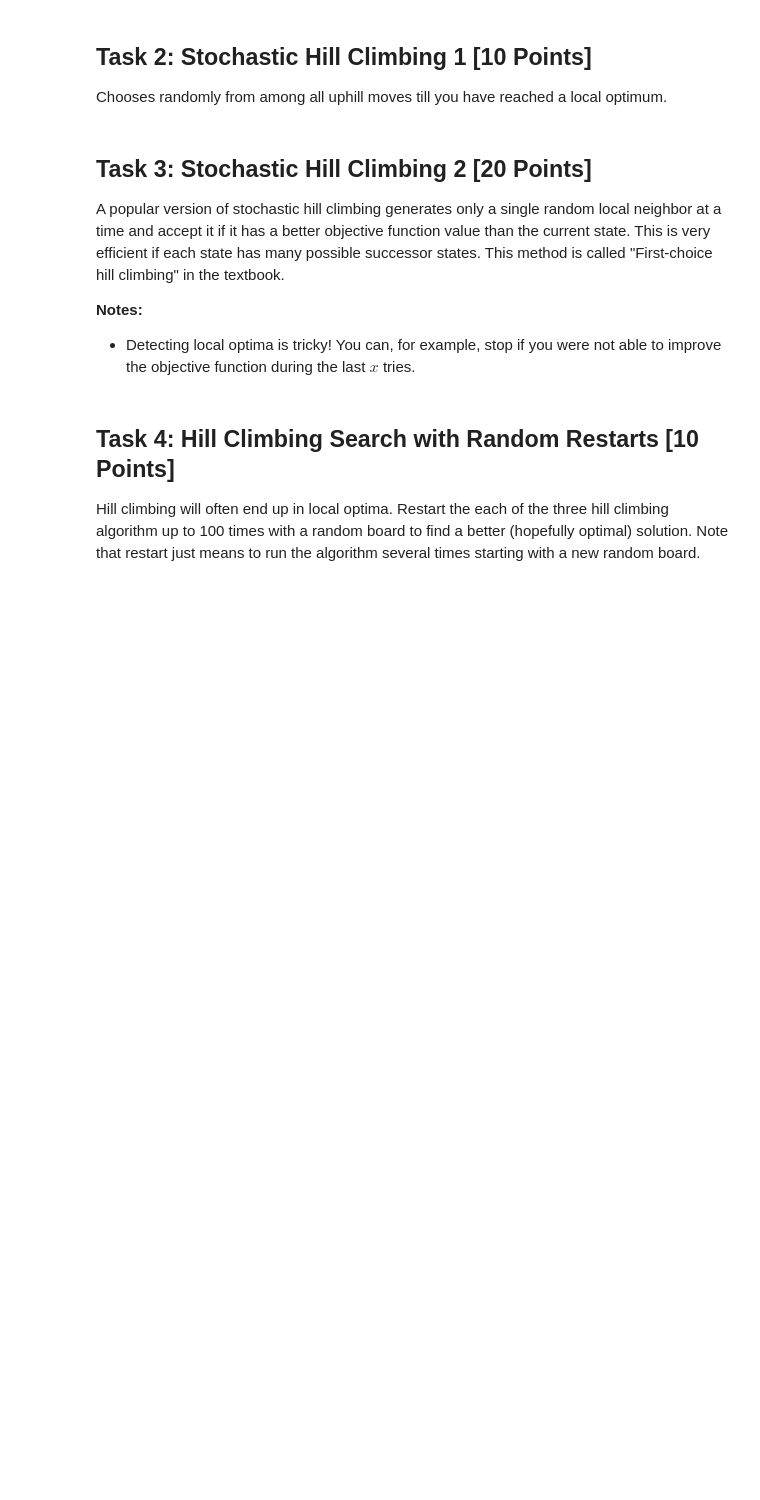
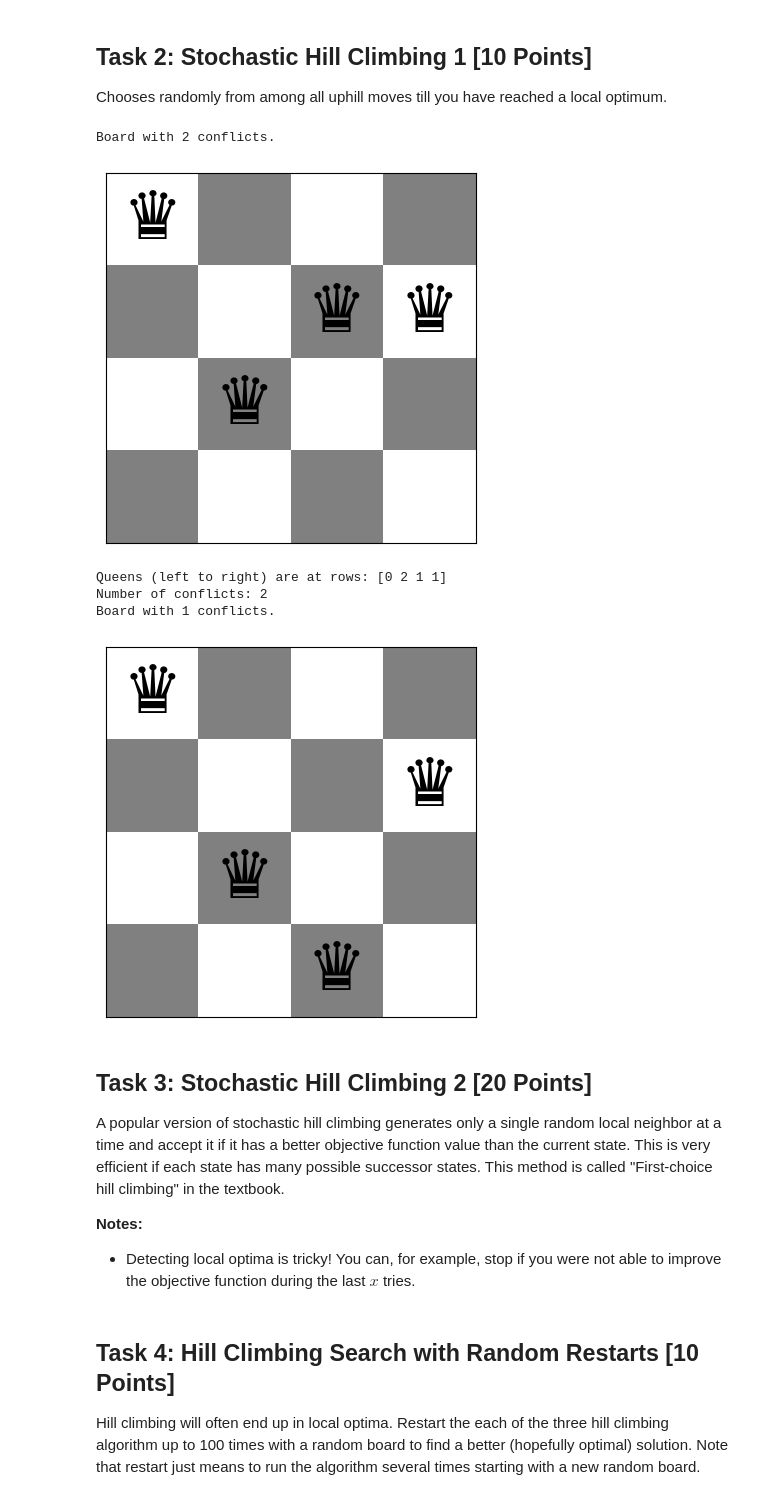
Before and after one commit to JamocaVisions/CodeCursor, a Jupyter notebook: Local_Search/n_queens.ipynb, the cells around one changed output. Drawn from its saved outputs; the diff is of its cells as text; code cells hidden in the pictures; blank space fills up the shorter version.

```diff
--- a/Local_Search/n_queens.ipynb
+++ b/Local_Search/n_queens.ipynb
@@ -199,3 +177,41 @@ def stochastic_hill_climbing(board):
+# %%
+import random
+def uphill_improv_moves(board):
+  moves = []
+  for i in range(len(board)):
+    for j in range(len(board)):
+      current = list(board)
+      if j != board[i]:
+        current[i] = j
+        if conflicts_jit(current) < conflicts_jit(board):
+          moves.append(current)
+  return moves
+
+
+def stochastic_hill_climbing(board):
+  current = list(board)
+  while conflicts_jit(current):
+    uphill_moves = uphill_improv_moves(current)
+    if uphill_moves:
+      neighbor = random.choice(uphill_moves)
+      current = neighbor
+    else:
+      return current
+  return current
+
+
+board = random_board(4)
+show_board(board)
+print(f"Queens (left to right) are at rows: {board}")
+print(f"Number of conflicts: {conflicts_jit(board)}")
+show_board(stochastic_hill_climbing(board))
+# %% [output]
+Board with 2 conflicts.
+[figure, added]
+Queens (left to right) are at rows: [0 2 1 1]
+Number of conflicts: 2
+Board with 1 conflicts.
+[figure, added]
 # %% [markdown]
 ## Task 3: Stochastic Hill Climbing 2 [20 Points]
 
```
Also changed, not shown: parts of 4 cells of this notebook.
